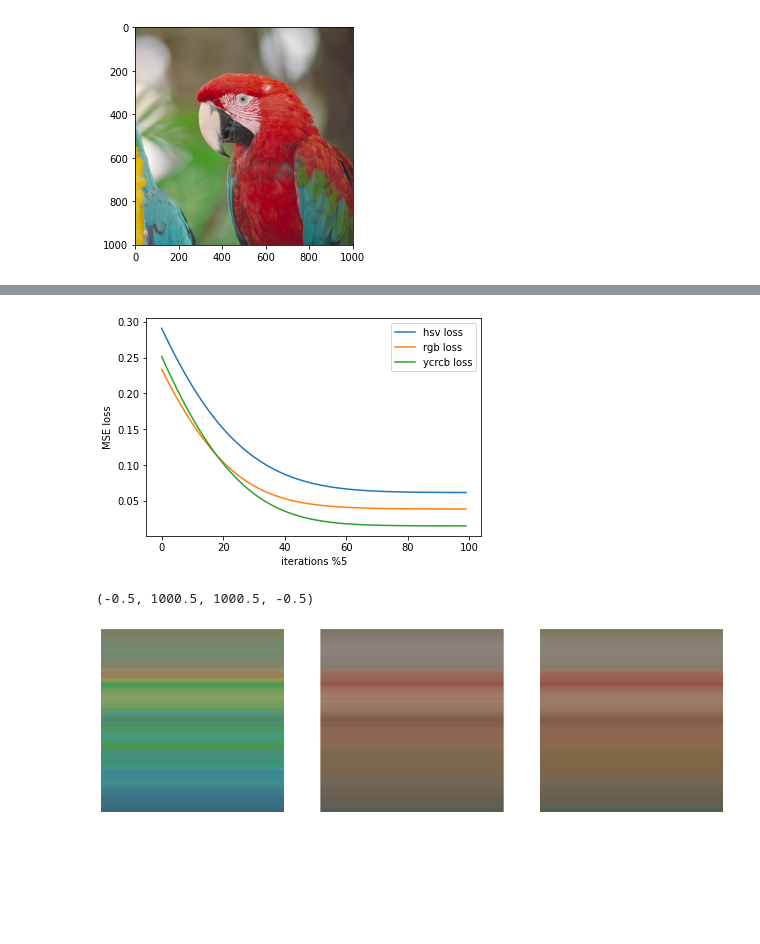
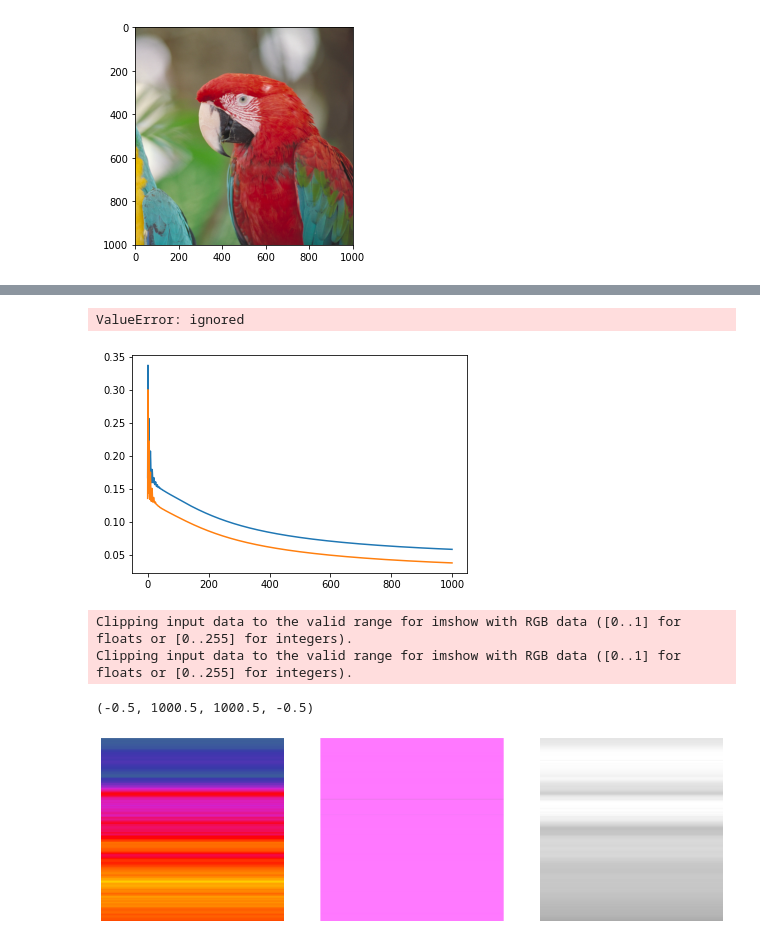
Before and after one commit to aguzel/computational_imaging, a Jupyter notebook: image_color_space.ipynb, the cells around one changed output, grey strips where cells are left out. Cells and saved outputs as stored; diff of their text form; code cells hidden in the pictures; blank space fills up the shorter version.

```diff
--- a/image_color_space.ipynb
+++ b/image_color_space.ipynb
@@ -198,10 +205,13 @@ def reconstruct(image, iterations):
 
     criterion = torch.nn.MSELoss()
     target = image
-
-    x = torch.autograd.Variable(torch.zeros_like(target), requires_grad=True)
-    input = torch.ones_like(target)
-    optimizer = optim.Adam(params=[{'params': [x]}], lr = 0.00001)
+    device = torch.device("cuda:0" if torch.cuda.is_available() else "cpu")
+    x = torch.autograd.Variable(torch.diag(torch.ones(1001)), requires_grad=True) #x
+    input = torch.rand_like(target) #A
+    optimizer = optim.Adam(params=[{'params': [x]}], lr = 0.001)
+    x.to(device)
+    input.to(device)
+    target.to(device)
 
     opt_loss =[]
     optimisation_loss = 0.0
@@ -223,6 +233,6 @@ def reconstruct(image, iterations):
     print("-----Finished----")
     return x, opt_loss
 # %%
-x_hsv, hsv_loss = reconstruct(hsv_tensor_image,100)
-x_rgb, rgb_loss = reconstruct(rgb_tensor_image,100)
-x_ycrcb, ycrcb_loss = reconstruct(ycrcb_tensor_image,100)
+#x_hsv, hsv_loss = reconstruct(hsv_tensor_image,1000)
+#x_rgb, rgb_loss = reconstruct(rgb_tensor_image,1000)
+x_ycrcb, ycrcb_loss = reconstruct(ycrcb_tensor_image,10000)
@@ -229,13 +257,14 @@ x_ycrcb, ycrcb_loss = reconstruct(ycrcb_tensor_image,100)
 # %%
-plt.plot(range(100), hsv_loss, label='hsv loss')
-plt.plot(range(100), rgb_loss, label='rgb loss')
-plt.plot(range(100), ycrcb_loss, label='ycrcb loss')
-plt.xlabel('iterations %5')
+plt.plot(range(1000), hsv_loss, label='hsv loss')
+plt.plot(range(1000), rgb_loss, label='rgb loss')
+plt.plot(range(1000), ycrcb_loss, label='ycrcb loss')
+plt.xlabel('iterations')
 plt.ylabel('MSE loss')
 plt.legend(loc='upper right')
 plt.show()
 # %% [output]
+ValueError: ignored
-[figure, old version]
+[figure, new version]
 # %%
 # all images converge to rgb numpy for plotting
 target = rgb_tensor_image
@@ -275,5 +304,7 @@ ax1.axis('off')
 ax2.axis('off')
 ax3.axis('off')
 # %% [output]
-(-0.5, 1000.5, 1000.5, -0.5)
+Clipping input data to the valid range for imshow with RGB data ([0..1] for floats or [0..255] for integers).
+Clipping input data to the valid range for imshow with RGB data ([0..1] for floats or [0..255] for integers).
+(-0.5, 1000.5, 1000.5, -0.5)
-[figure, old version]
+[figure, new version]
```
Also changed, not shown: parts of 2 cells of this notebook.
